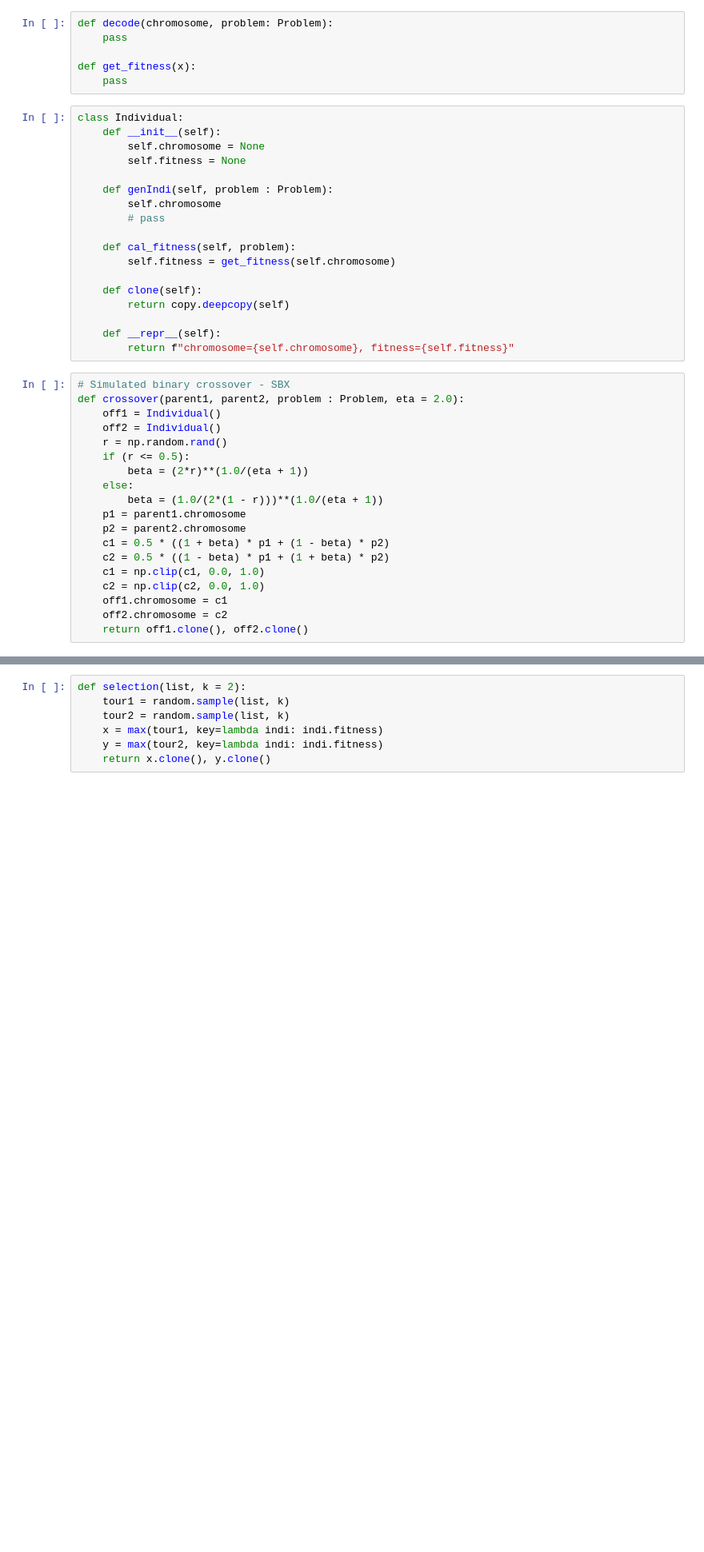
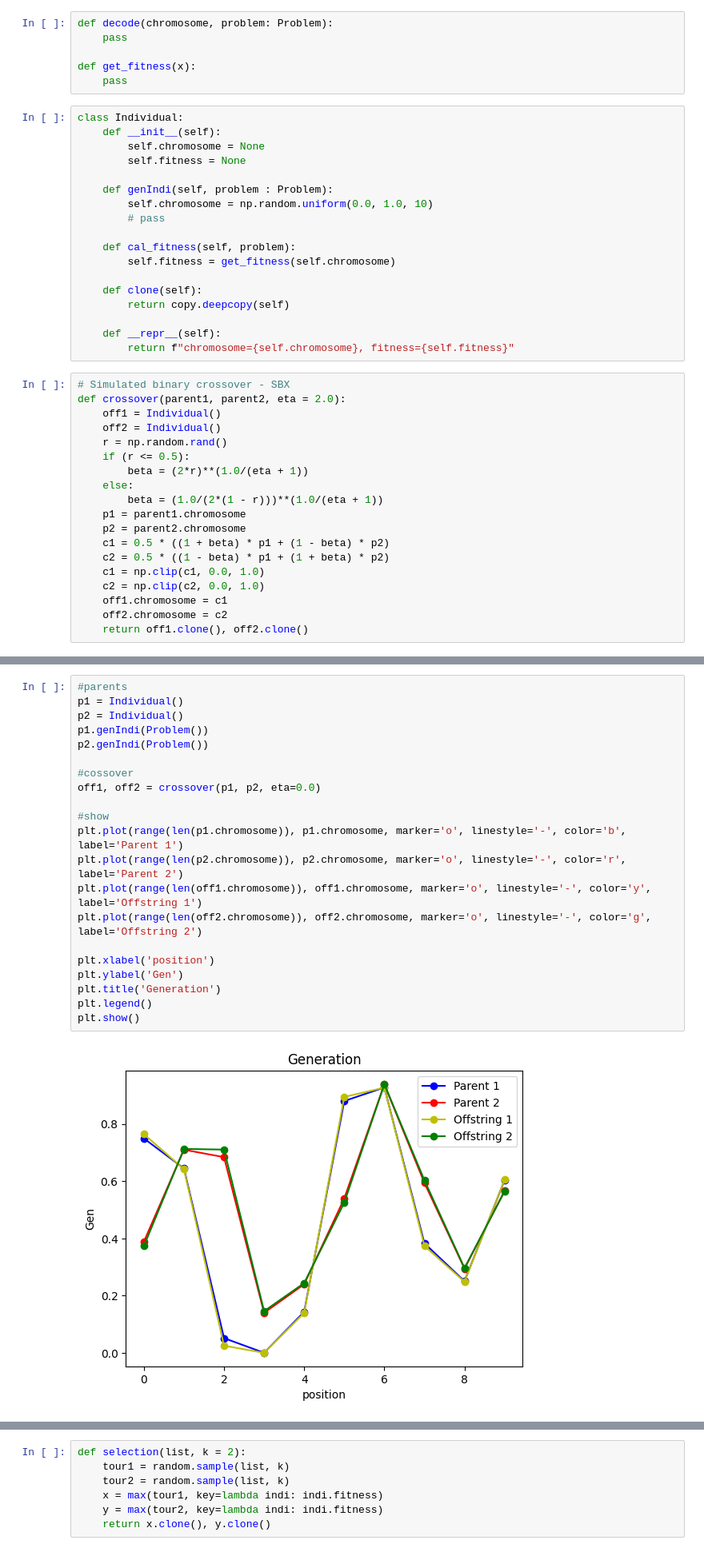
Before and after one commit to DongNQ225284/NotebookEA, a Jupyter notebook: GA/GA.ipynb, the cells around one changed output, grey strips where cells are left out. Shown at 80% size. Saved outputs shown, nothing was run; the diff lists cells and outputs as text; blank space fills up the shorter version.

```diff
--- a/GA/GA.ipynb
+++ b/GA/GA.ipynb
@@ -20,7 +20,7 @@ class Individual:
         self.fitness = None
 
     def genIndi(self, problem : Problem):
-        self.chromosome
+        self.chromosome = np.random.uniform(0.0, 1.0, 10)
         # pass
 
     def cal_fitness(self, problem):
@@ -33,7 +33,7 @@ class Individual:
         return f"chromosome={self.chromosome}, fitness={self.fitness}"
 # %%
 # Simulated binary crossover - SBX
-def crossover(parent1, parent2, problem : Problem, eta = 2.0):
+def crossover(parent1, parent2, eta = 2.0):
     off1 = Individual()
     off2 = Individual()
     r = np.random.rand()
@@ -66,3 +67,26 @@ def mutation(indi, eta = 20.0):
     chr = np.clip(chr, 0.0, 1.0)
     indi.chromosome = chr
     return indi.clone()
+# %%
+#parents
+p1 = Individual()
+p2 = Individual()
+p1.genIndi(Problem())
+p2.genIndi(Problem())
+
+#cossover
+off1, off2 = crossover(p1, p2, eta=0.0)
+
+#show
+plt.plot(range(len(p1.chromosome)), p1.chromosome, marker='o', linestyle='-', color='b', label='Parent 1')
+plt.plot(range(len(p2.chromosome)), p2.chromosome, marker='o', linestyle='-', color='r', label='Parent 2')
+plt.plot(range(len(off1.chromosome)), off1.chromosome, marker='o', linestyle='-', color='y', label='Offstring 1')
+plt.plot(range(len(off2.chromosome)), off2.chromosome, marker='o', linestyle='-', color='g', label='Offstring 2')
+
+plt.xlabel('position')
+plt.ylabel('Gen')
+plt.title('Generation')
+plt.legend()
+plt.show()
+# %% [output]
+[figure, added]
```
Also changed, not shown: parts of 5 cells of this notebook, 5 other files.
